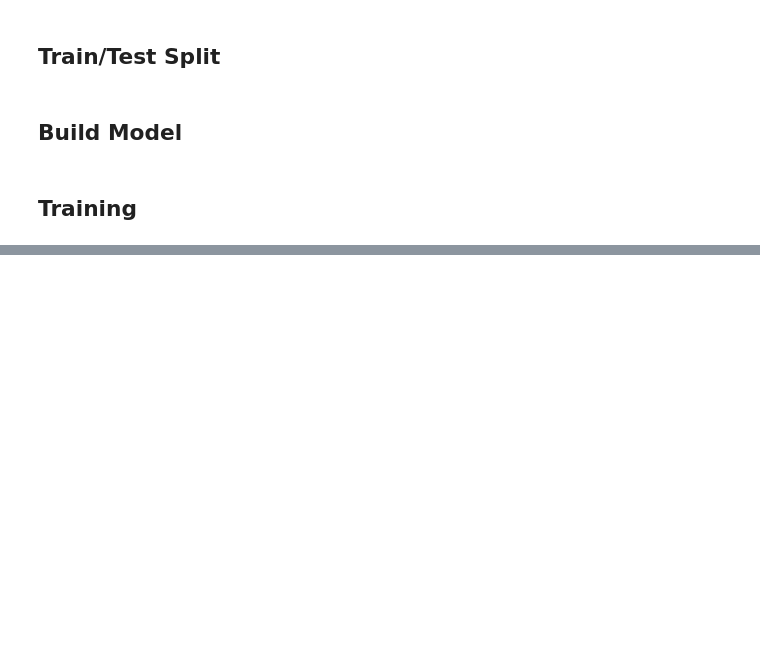
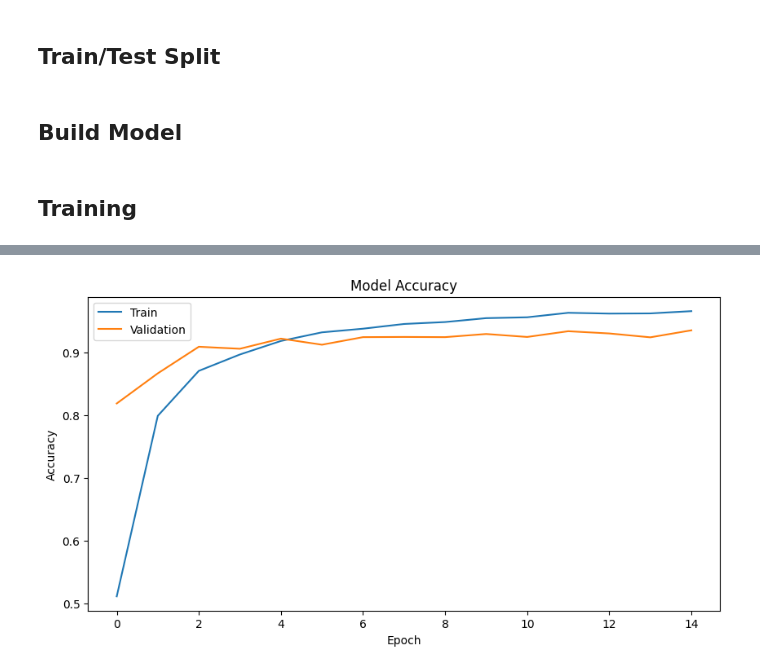
Before and after one commit to basmala7amdy/Spoken-Digit-Recognition, a Jupyter notebook: training.ipynb, the cells around one changed output, grey strips where cells are left out. Cells and saved outputs as stored; diff of their text form; code cells hidden in the pictures; blank space fills up the shorter version.

```diff
--- a/training.ipynb
+++ b/training.ipynb
@@ -81,9 +77,14 @@ X_train, X_test, y_train, y_test = train_test_split(
 # %% [markdown]
 ## Build Model
 # %%
+from tensorflow.keras.models import Sequential
+from tensorflow.keras.layers import Conv2D, MaxPooling2D, Flatten, Dense, Dropout, Input
+
 model = Sequential()
 
-model.add(Conv2D(32, (3,3), activation='relu', input_shape=X_train.shape[1:]))
+model.add(Input(shape=X_train.shape[1:]))
+
+model.add(Conv2D(32, (3,3), activation='relu'))
 model.add(MaxPooling2D((2,2)))
 
 model.add(Conv2D(64, (3,3), activation='relu'))
@@ -94,10 +95,6 @@ model.add(Dense(128, activation='relu'))
 model.add(Dropout(0.3))
 
 model.add(Dense(10, activation='softmax'))
-
-model.compile(optimizer='adam',
-              loss='categorical_crossentropy',
-              metrics=['accuracy'])
 # %%
 model.compile(
     optimizer='adam',
@@ -153,2 +150,22 @@ Test Accuracy: 0.9297058582305908
 # %%
 model.save("models/spoken_digit_model.keras")
+# %%
+
+plt.figure(figsize=(10,5))
+
+# accuracy
+plt.plot(history.history['accuracy'])
+plt.plot(history.history['val_accuracy'])
+
+plt.title("Model Accuracy")
+plt.xlabel("Epoch")
+plt.ylabel("Accuracy")
+
+plt.legend([
+    "Train",
+    "Validation"
+])
+
+plt.show()
+# %% [output]
+[figure, added]
```
Also changed, not shown: parts of 4 cells of this notebook.
